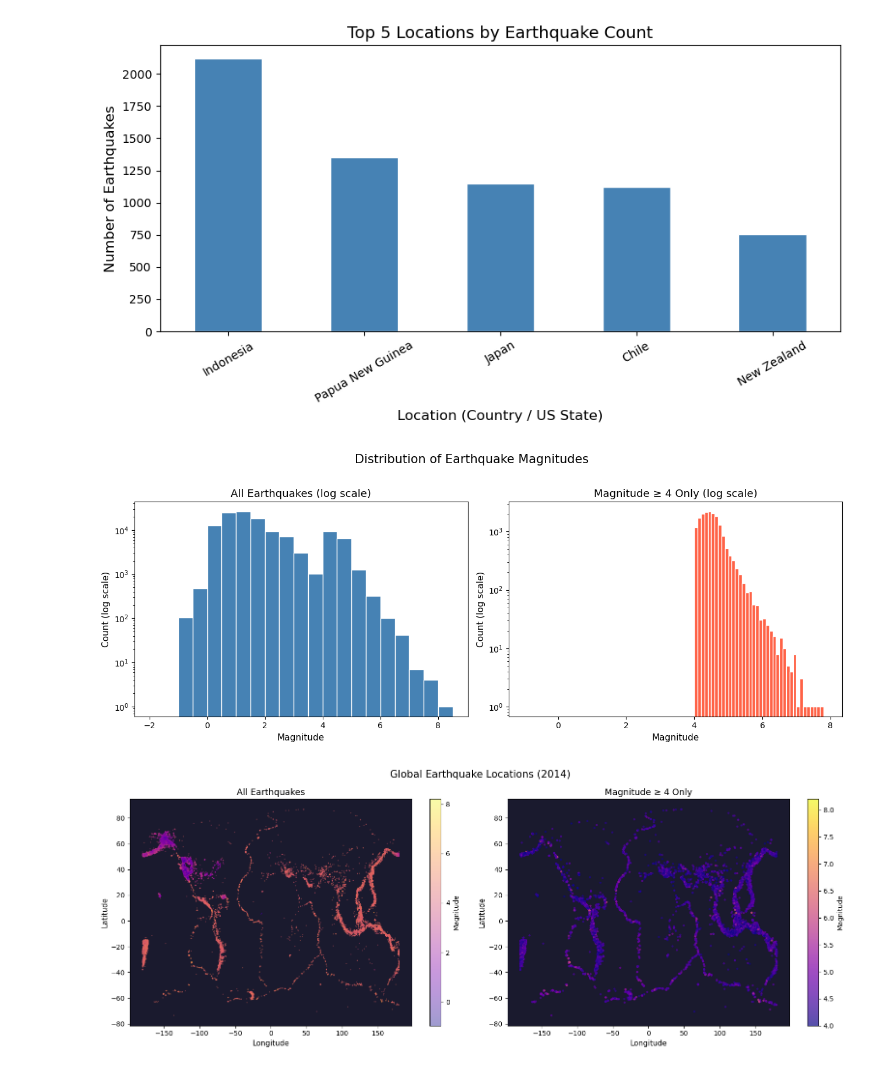
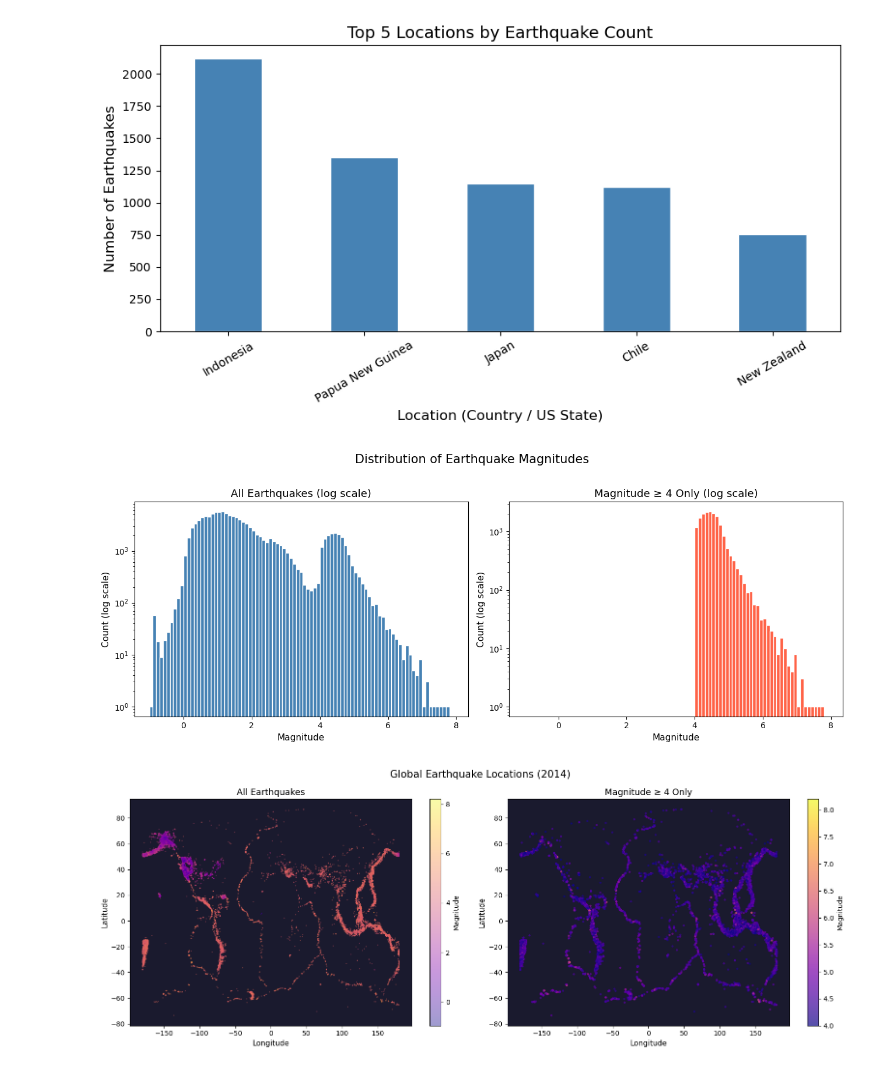
Before and after one commit to cei2119/assignments, a Jupyter notebook: Assignment7.ipynb, the cells around one changed output. Cells and saved outputs as stored; diff of their text form; code cells hidden in the pictures.

```diff
--- a/Assignment7.ipynb
+++ b/Assignment7.ipynb
@@ -144,28 +144,28 @@ plt.show()
 # %%
 #Part 9
 fig, axes = plt.subplots(1, 2, figsize=(13, 5), sharey=False)
 
 bins = np.arange(-2, 9, 0.5)
 
 # Unfiltered
-axes[0].hist(df['mag'].dropna(), bins=bins, color='steelblue', edgecolor='white')
+axes[0].hist(df['mag'].dropna(), bins=np.arange(-1,8,0.1), color='steelblue', edgecolor='white')
 axes[0].set_yscale('log')
 axes[0].set_title('All Earthquakes (log scale)', fontsize=13)
 axes[0].set_xlabel('Magnitude', fontsize=11)
 axes[0].set_ylabel('Count (log scale)', fontsize=11)
 
 # Filtered (mag >= 4)
 axes[1].hist(df_filtered['mag'].dropna(), bins=np.arange(-1,8,0.1), color='tomato', edgecolor='white')
 axes[1].set_yscale('log')
 axes[1].set_title('Magnitude ≥ 4 Only (log scale)', fontsize=13)
 axes[1].set_xlabel('Magnitude', fontsize=11)
 axes[1].set_ylabel('Count (log scale)', fontsize=11)
 
 plt.suptitle('Distribution of Earthquake Magnitudes', fontsize=15, y=1.02)
 plt.tight_layout()
 plt.show()
 # %% [output]
-[figure, old version]
+[figure, new version]
 # %%
 #Part 10
 fig, axes = plt.subplots(1, 2, figsize=(16, 6))
```
